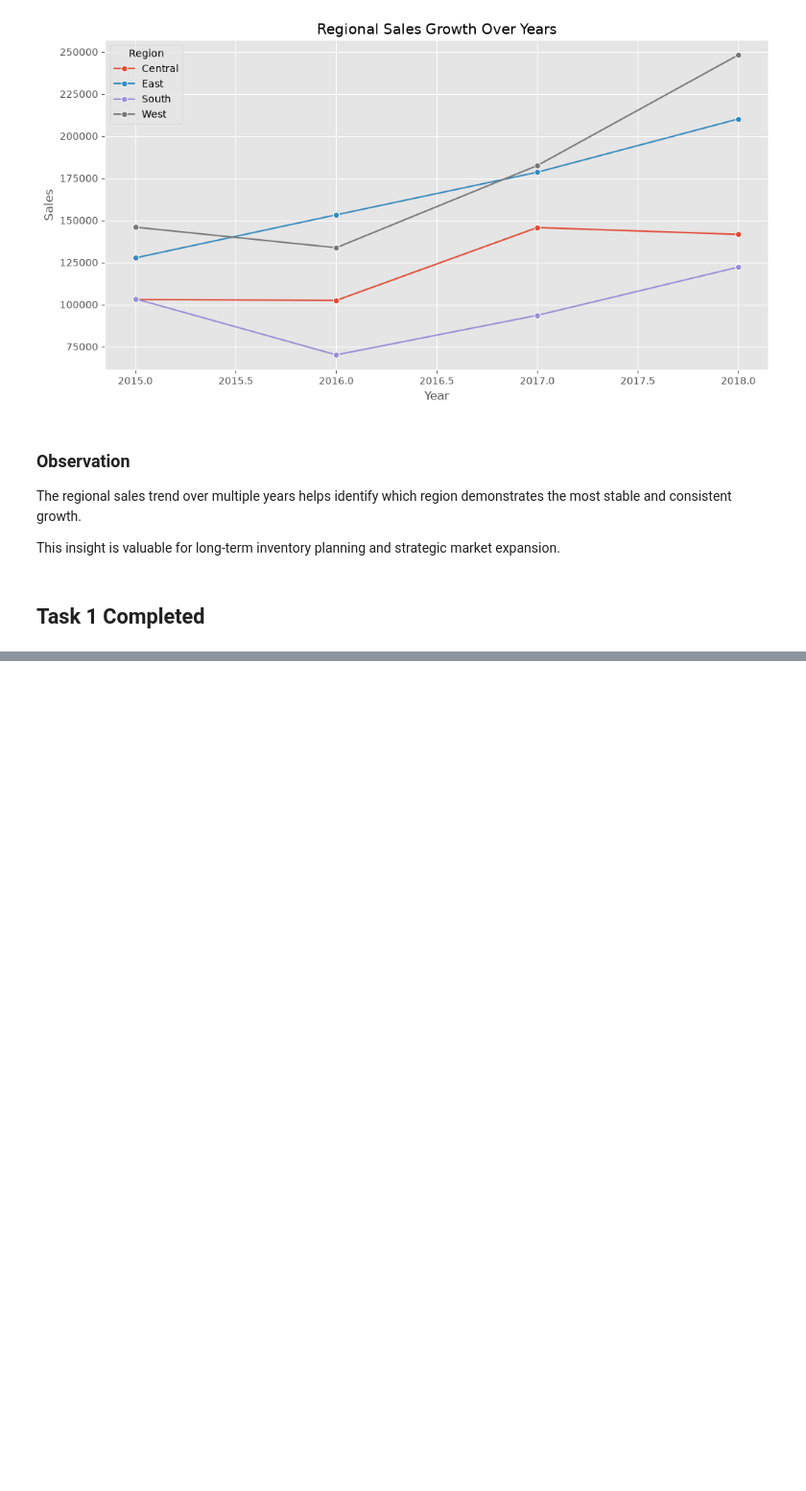
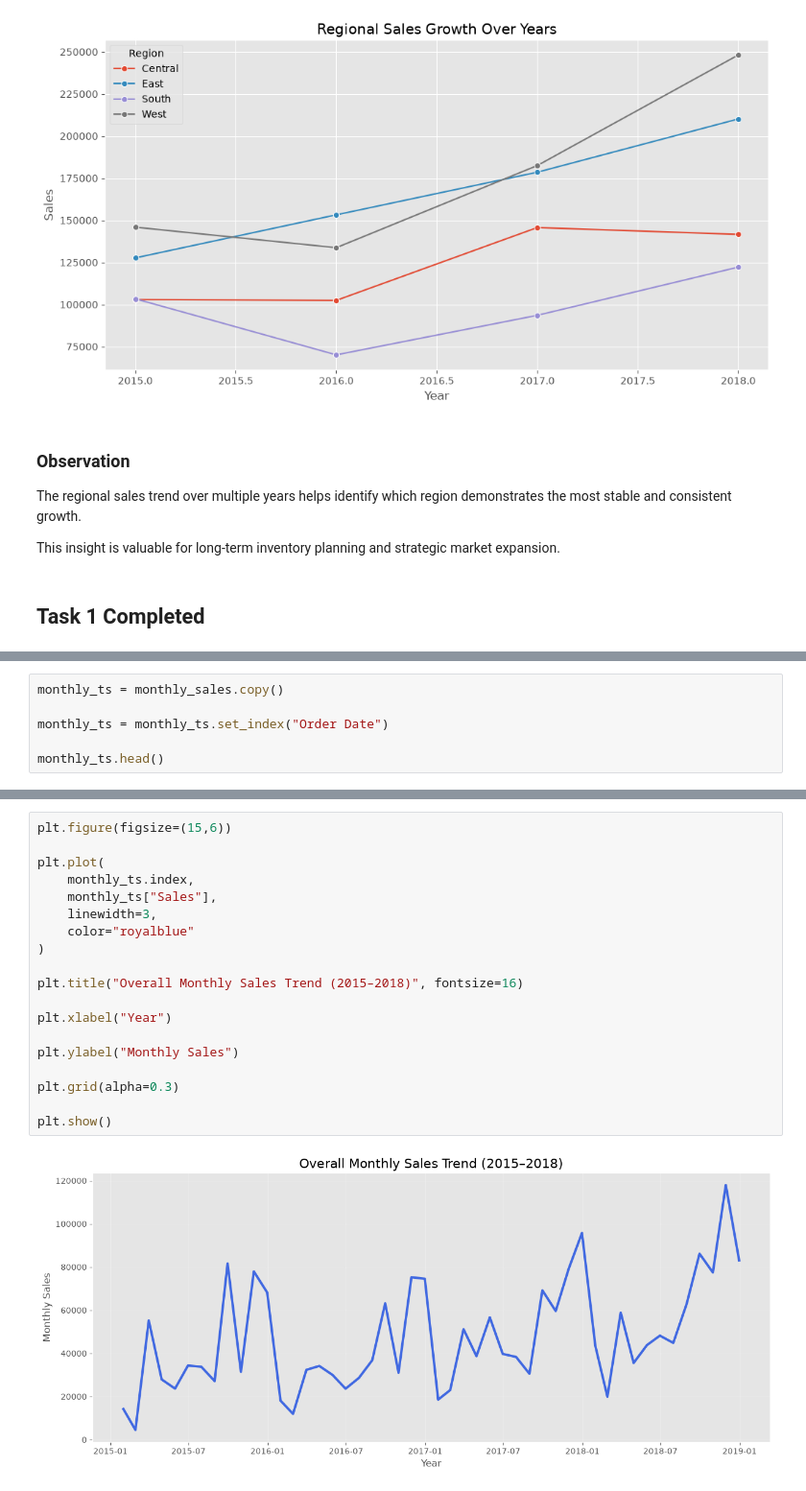
Before and after one commit to opmeenaji81/SalesForecasting_OmprakashMeena, a Jupyter notebook: analysis.ipynb, the cells around one changed output, grey strips where cells are left out. Shown at 96% size. Cells and saved outputs as stored; diff of their text form; blank space fills up the shorter version.

```diff
--- a/analysis.ipynb
+++ b/analysis.ipynb
@@ -904,0 +919,6 @@ This insight is valuable for long-term inventory planning and strategic market e
+# %%
+monthly_ts = monthly_sales.copy()
+
+monthly_ts = monthly_ts.set_index("Order Date")
+
+monthly_ts.head()
@@ -904,0 +949,21 @@ This insight is valuable for long-term inventory planning and strategic market e
+# %%
+plt.figure(figsize=(15,6))
+
+plt.plot(
+    monthly_ts.index,
+    monthly_ts["Sales"],
+    linewidth=3,
+    color="royalblue"
+)
+
+plt.title("Overall Monthly Sales Trend (2015–2018)", fontsize=16)
+
+plt.xlabel("Year")
+
+plt.ylabel("Monthly Sales")
+
+plt.grid(alpha=0.3)
+
+plt.show()
+# %% [output]
+[figure, added]
```
Also changed, not shown: parts of 10 cells of this notebook.
